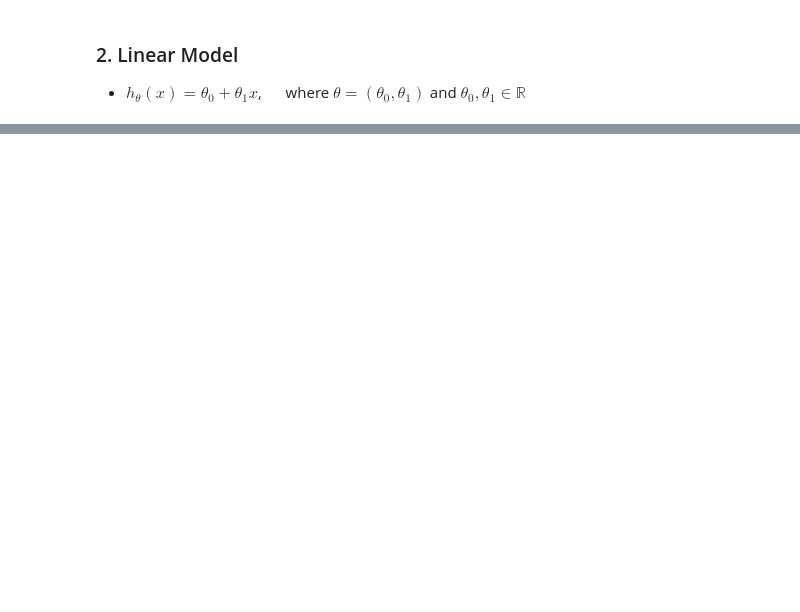
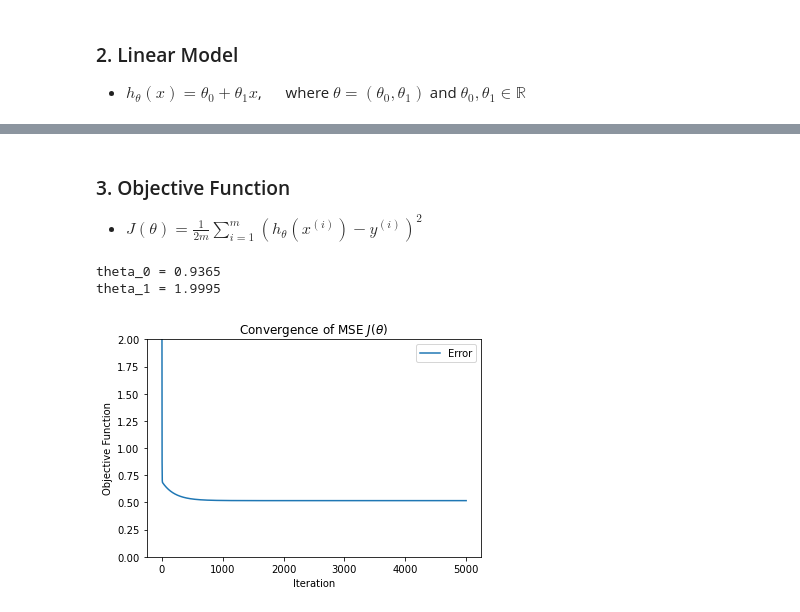
Before and after one commit to Seng-Ly/Matrix-Computation-Class, a Jupyter notebook: assigments/02/assignment02.ipynb, the cells around one changed output, grey strips where cells are left out. Drawn from its saved outputs; the diff is of its cells as text; code cells hidden in the pictures; blank space fills up the shorter version.

Commit message:
Plotting the energy values

```diff
--- a/assigments/02/assignment02.ipynb
+++ b/assigments/02/assignment02.ipynb
@@ -61,0 +62,45 @@ theta_1 = 2.0006
+# %% [markdown]
+### 3. Objective Function
+- $J(\theta) = \frac{1}{2 m} \sum_{i=1}^m (h_\theta(x^{(i)}) - y^{(i)})^2$
+# %%
+# collection information for plot
+col_theta0 = []
+col_theta1 = []
+obj_func = []
+
+# learning rate
+alpha = 0.01
+
+# theta_0 and theta_1 initial
+theta0 = 2
+theta1 = 1
+
+for iteration in range(5000):
+  h_theta = lambda x: theta0 + theta1 * x
+  tot_obj = 0; total = 0; total1 = 0
+  for i in range(m):
+    tot_obj += (h_theta(x[i]) - y[i])**2
+    total += h_theta(x[i]) - y[i]
+    total1 += (h_theta(x[i]) -  y[i])*x[i]
+  theta0 = theta0 - alpha*1/m*total
+  theta1 = theta1 - alpha*1/m*total1
+  obj_func.append(1/(2*m)*tot_obj)
+  col_theta0.append(theta0)
+  col_theta1.append(theta1)
+  tol = abs(1/(2*m)*tot_obj)
+
+print('theta_0 = %.4f' % theta0)
+print('theta_1 = %.4f' % theta1)
+# %% [output]
+theta_0 = 0.9365
+theta_1 = 1.9995
+# %%
+plt.plot(obj_func)
+plt.ylim([0,2])
+plt.ylabel('Objective Function')
+plt.xlabel('Iteration')
+plt.legend(['Error'])
+plt.title('Convergence of MSE $J(\\theta)$')
+plt.show()
+# %% [output]
+[figure, added]
```
Also changed, not shown: parts of 2 cells of this notebook.
